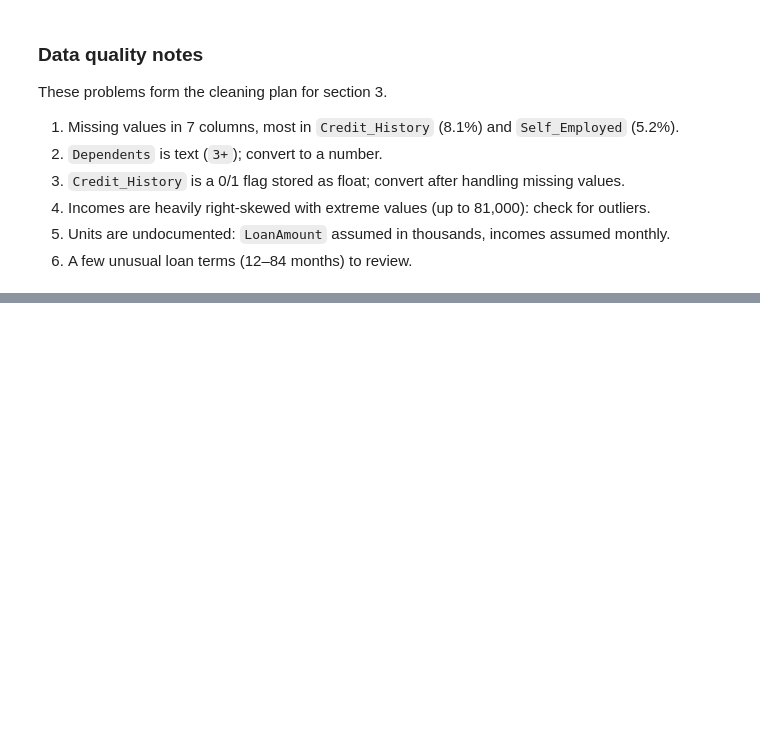
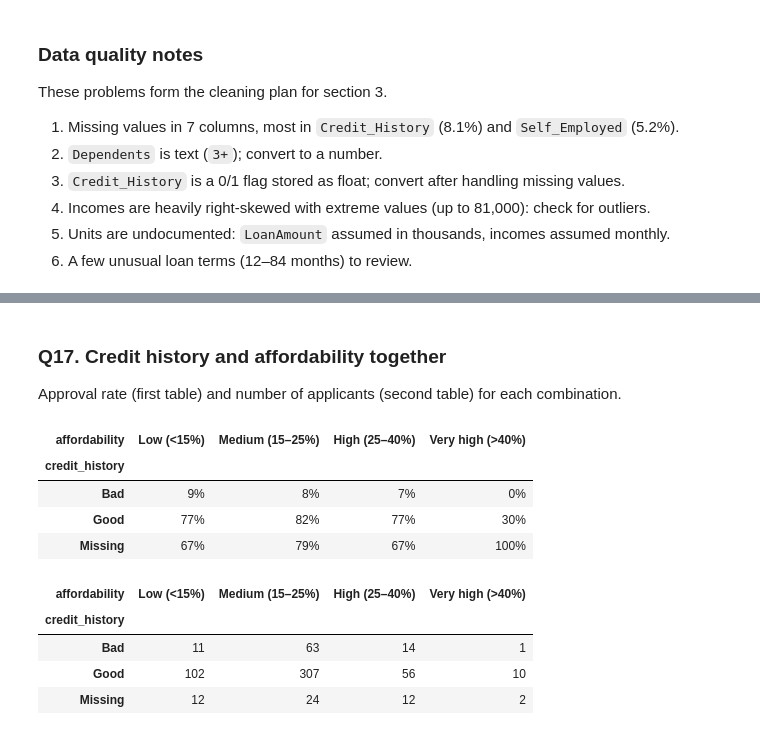
Before and after one commit to marusiyp/data-analytics-learning, a Jupyter notebook: notebooks/03_loan_cleaning_eda.ipynb, the cells around one changed output, grey strips where cells are left out. Drawn from its saved outputs; the diff is of its cells as text; code cells hidden in the pictures; blank space fills up the shorter version.

```diff
--- a/notebooks/03_loan_cleaning_eda.ipynb
+++ b/notebooks/03_loan_cleaning_eda.ipynb
@@ -230,0 +525,14 @@ These problems form the cleaning plan for section 3.
+# %%
+bins   = [0, 0.15, 0.25, 0.40, float("inf")]
+labels = ["Low (<15%)", "Medium (15–25%)", "High (25–40%)", "Very high (>40%)"]
+loans["affordability"] = pd.cut(loans["repayment_to_income"], bins=bins, labels=labels)
+
+afford_vs_approval = (
+    loans
+    .assign(approved=loans["Loan_Status"] == "Y")
+    .groupby("affordability", observed=False)
+    .agg(applications=("Loan_ID", "count"), approval_rate=("approved", "mean"))
+    .reset_index()
+)
+print(f"Applicants in bands: {afford_vs_approval['applications'].sum()} of {len(loans)}")
+afford_vs_approval.style.format({"approval_rate": "{:.1%}"}).hide(axis="index")
@@ -230,0 +641,39 @@ These problems form the cleaning plan for section 3.
+# %% [markdown]
+### Q17. Credit history and affordability together
+Approval rate (first table) and number of applicants (second table) for each combination.
+# %%
+loans_approved = loans.assign(approved=loans["Loan_Status"] == "Y")
+
+# Approval rate in each combination
+rate_table = pd.pivot_table(
+    loans_approved,
+    index="credit_history",
+    columns="affordability",
+    values="approved",
+    aggfunc="mean",
+    observed=False,
+)
+
+# Number of applicants in each combination
+count_table = pd.pivot_table(
+    loans_approved,
+    index="credit_history",
+    columns="affordability",
+    values="Loan_ID",
+    aggfunc="count",
+    observed=False,
+)
+
+display(rate_table.style.format("{:.0%}", na_rep="–").background_gradient(cmap="Blues", vmin=0, vmax=1))
+display(count_table)
+# %% [output]
+| affordability | Low (<15%) | Medium (15–25%) | High (25–40%) | Very high (>40%) |
+| credit_history |  |  |  |  |
+| Bad | 9% | 8% | 7% | 0% |
+| Good | 77% | 82% | 77% | 30% |
+| Missing | 67% | 79% | 67% | 100% |
+| affordability | Low (<15%) | Medium (15–25%) | High (25–40%) | Very high (>40%) |
+| credit_history |  |  |  |  |
+| Bad | 11 | 63 | 14 | 1 |
+| Good | 102 | 307 | 56 | 10 |
+| Missing | 12 | 24 | 12 | 2 |
```
Also changed, not shown: parts of 42 cells of this notebook.
